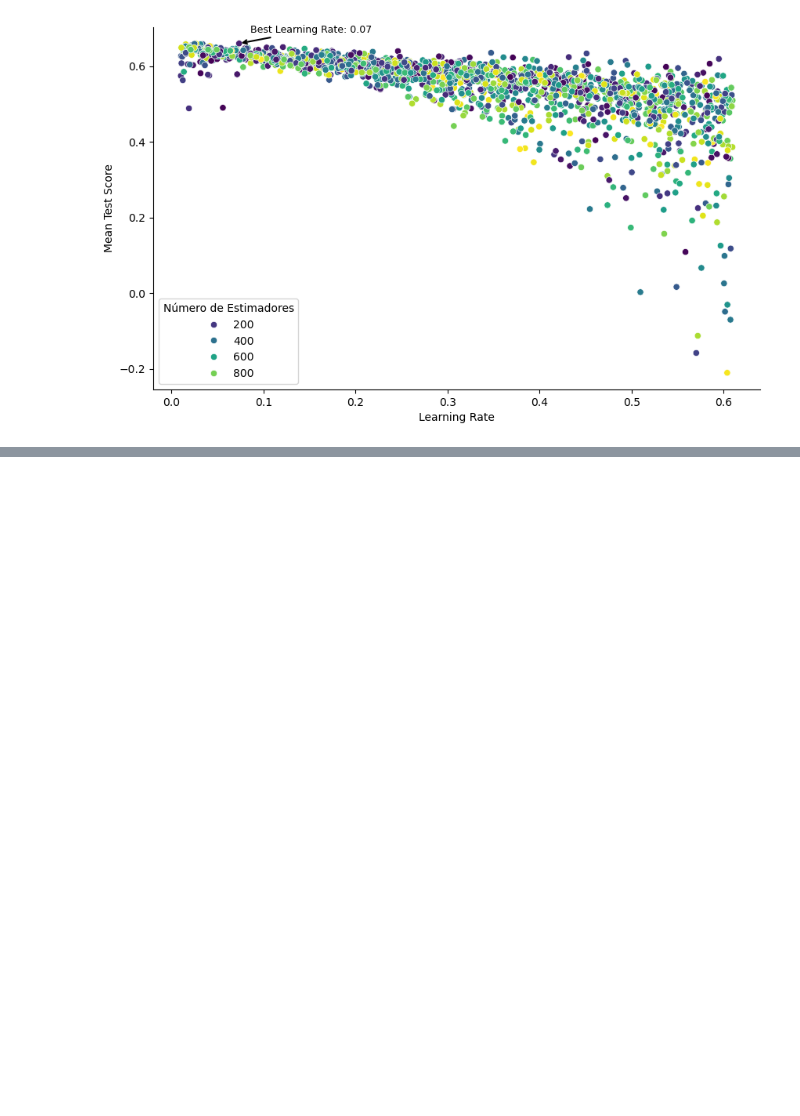
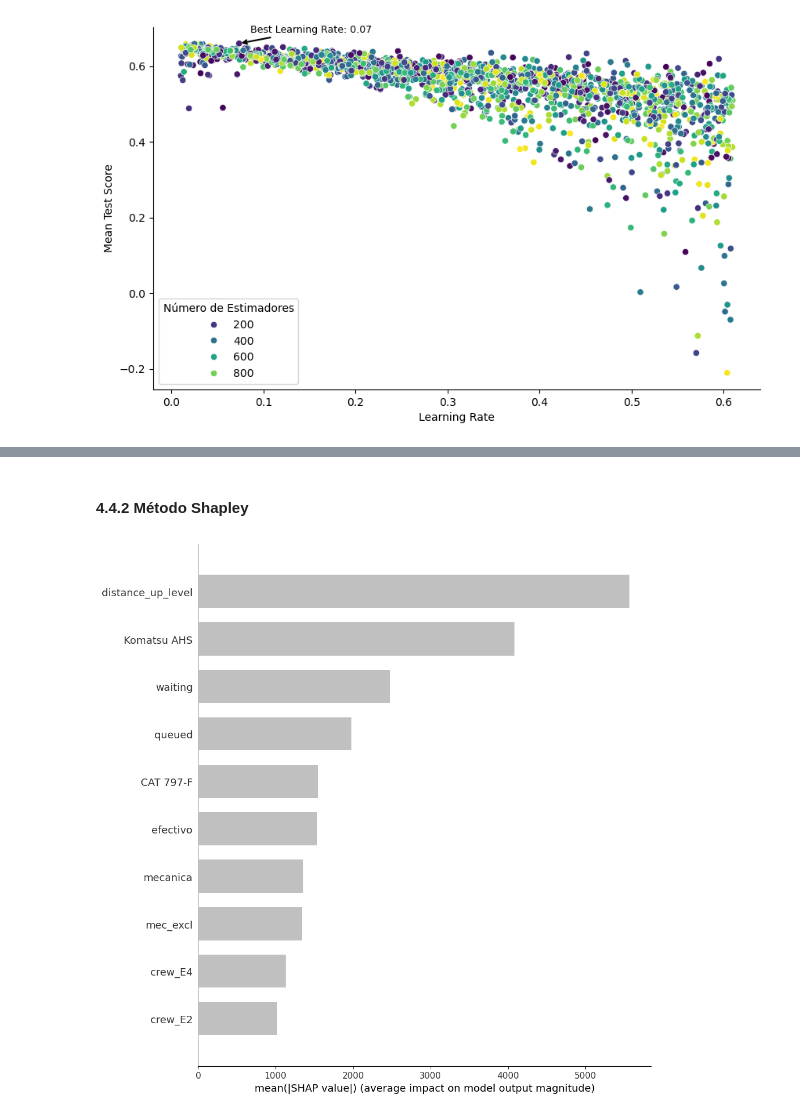
Before and after one commit to ecdiazl/capstone-project, a Jupyter notebook: XGBoost/Capstone - XGBoost v1(payload con Lasso).ipynb, the cells around one changed output, grey strips where cells are left out. Saved outputs shown, nothing was run; the diff lists cells and outputs as text; code cells hidden in the pictures; blank space fills up the shorter version.

Commit message:
agregamos importancia de variables para xgboost

```diff
--- a/XGBoost/Capstone - XGBoost v1(payload con Lasso).ipynb
+++ b/XGBoost/Capstone - XGBoost v1(payload con Lasso).ipynb
@@ -462,0 +494,22 @@ plt.show()
+# %% [markdown]
+#### 4.4.2 Método Shapley
+# %%
+# Crear el objeto explainer SHAP con el modelo entrenado
+explainer = shap.TreeExplainer(xgb_model_best)
+
+# Calcular los valores SHAP para el conjunto de prueba
+shap_values = explainer.shap_values(X_test_lasso)
+
+# Visualizar la importancia de las características
+shap.summary_plot(shap_values,
+                  X_test_lasso,
+                  feature_names=X_test_lasso.columns,
+                  plot_type='bar',
+                  color='silver',
+                  max_display=10,
+                  plot_size=(10, 10))
+
+# Mostrar la gráfica
+plt.show()
+# %% [output]
+[figure, added]
```
Also changed, not shown: parts of 5 cells of this notebook, 2 other files.
